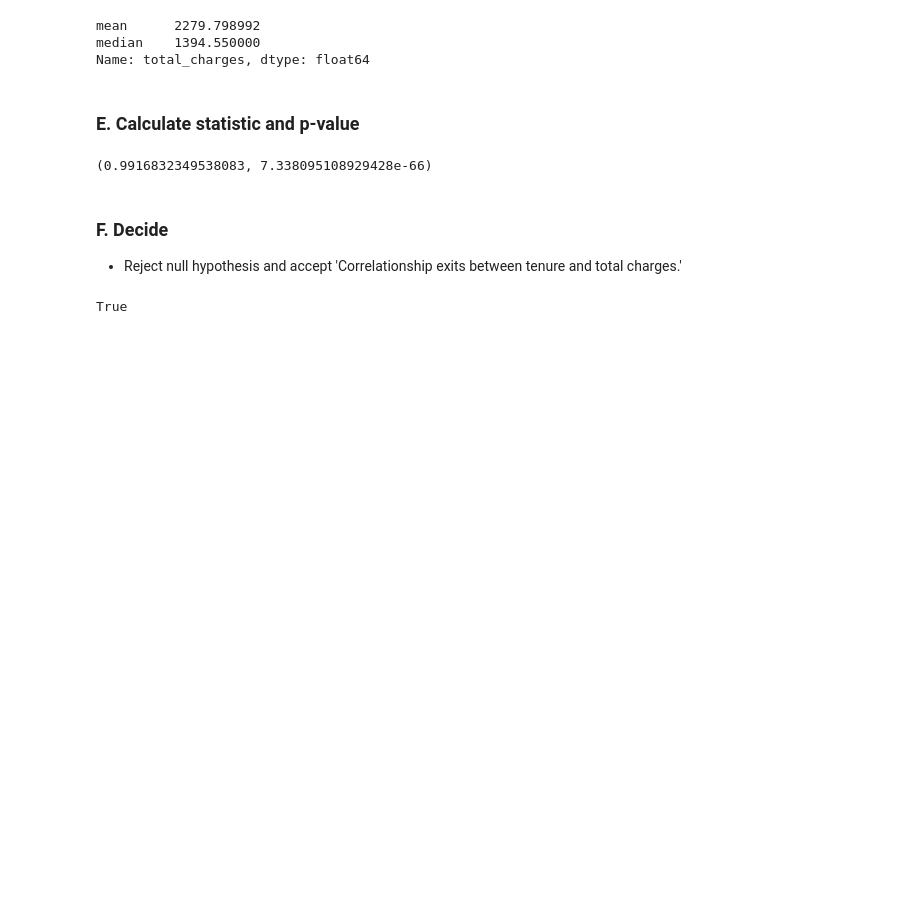
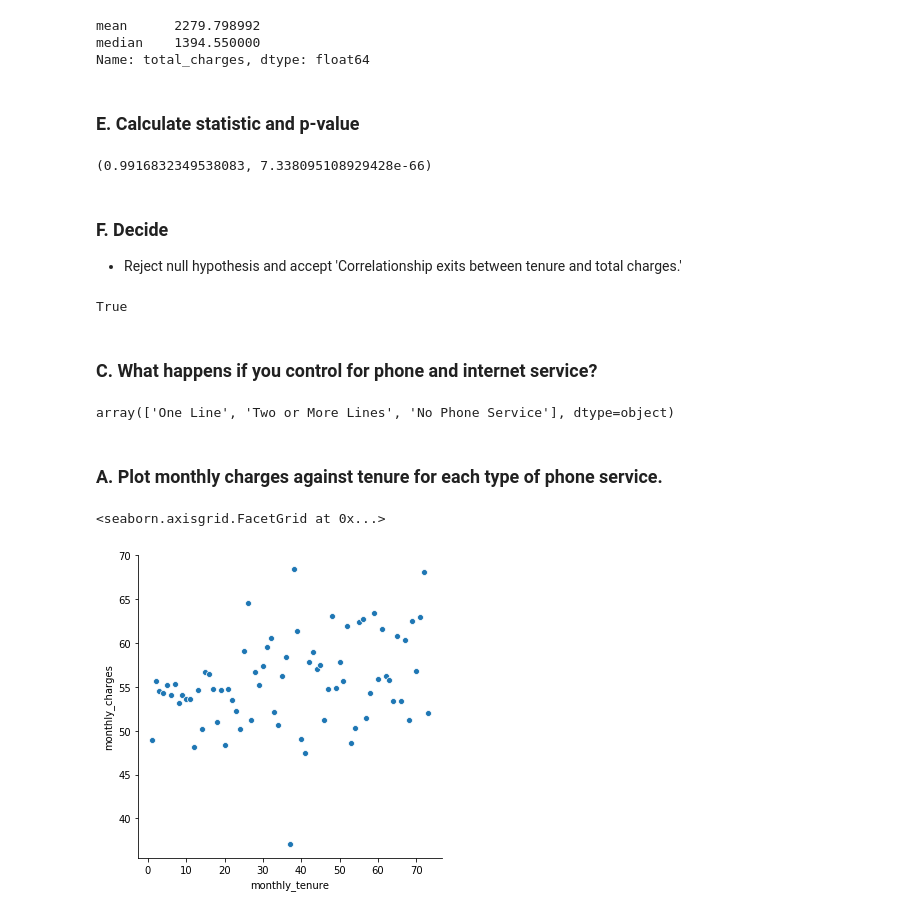
Before and after one commit to Yongliang-Shi/statistics-exercises, a Jupyter notebook: hypothesis_testing.ipynb, the cells around one changed output. Cells and saved outputs as stored; diff of their text form; code cells hidden in the pictures; blank space fills up the shorter version.

Commit message:
hypothesis exercises: correlation between salary and tenure

```diff
--- a/hypothesis_testing.ipynb
+++ b/hypothesis_testing.ipynb
@@ -535,3 +535,28 @@ r, p
 p < 0.05
 # %% [output]
 True
+# %% [markdown]
+### C. What happens if you control for phone and internet service?
+# %%
+telco.phone_service.unique()
+# %% [output]
+array(['One Line', 'Two or More Lines', 'No Phone Service'], dtype=object)
+# %% [markdown]
+### A. Plot monthly charges against tenure for each type of phone service.
+# %%
+# One line phone service
+
+boolean_one_line = telco.phone_service == 'One Line'
+one_line = telco[boolean_one_line]
+one_line.sample(5)
+
+oneline_monthly = one_line.groupby('monthly_tenure').monthly_charges.mean()
+oneline_monthly = pd.DataFrame(oneline_monthly)
+oneline_monthly.reset_index(inplace=True)
+oneline_monthly.drop([73,74,75,76], inplace=True)
+oneline_monthly.tail()
+
+sns.relplot(data=oneline_monthly, x='monthly_tenure', y='monthly_charges')
+# %% [output]
+<seaborn.axisgrid.FacetGrid at 0x...>
+[figure, added]
```
Also changed, not shown: parts of 30 cells of this notebook.
